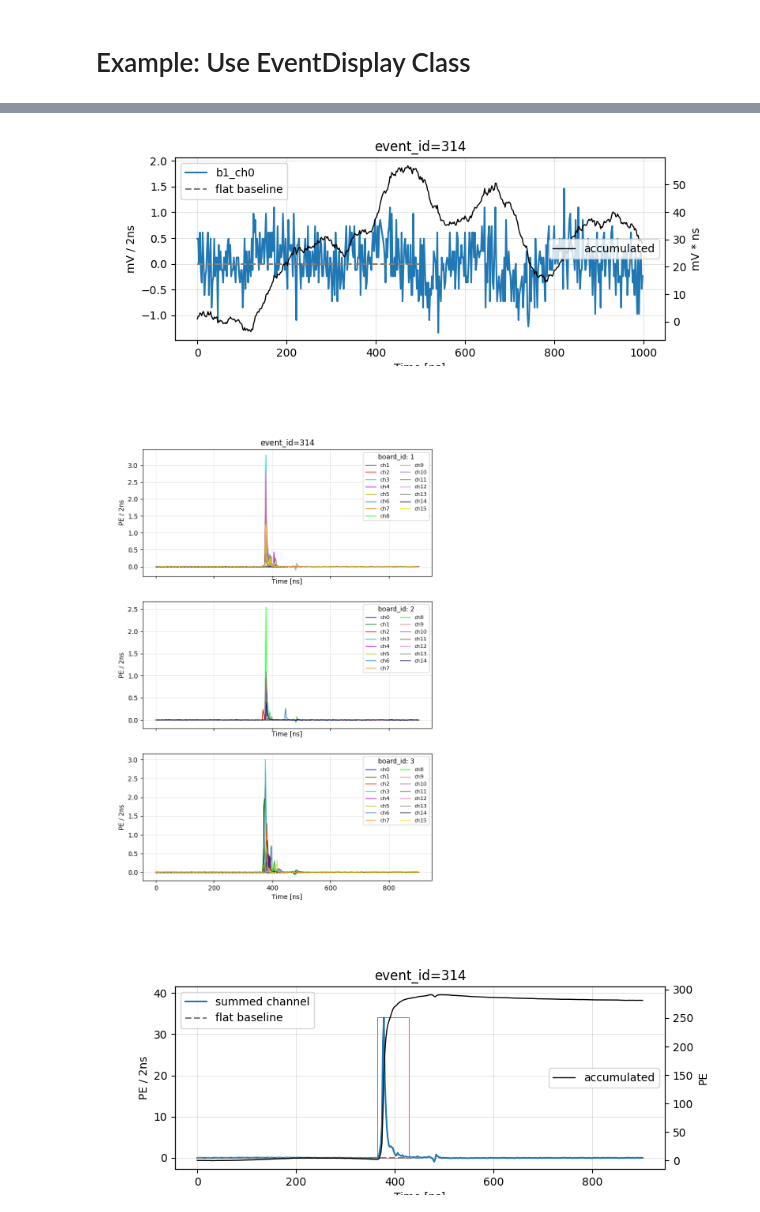
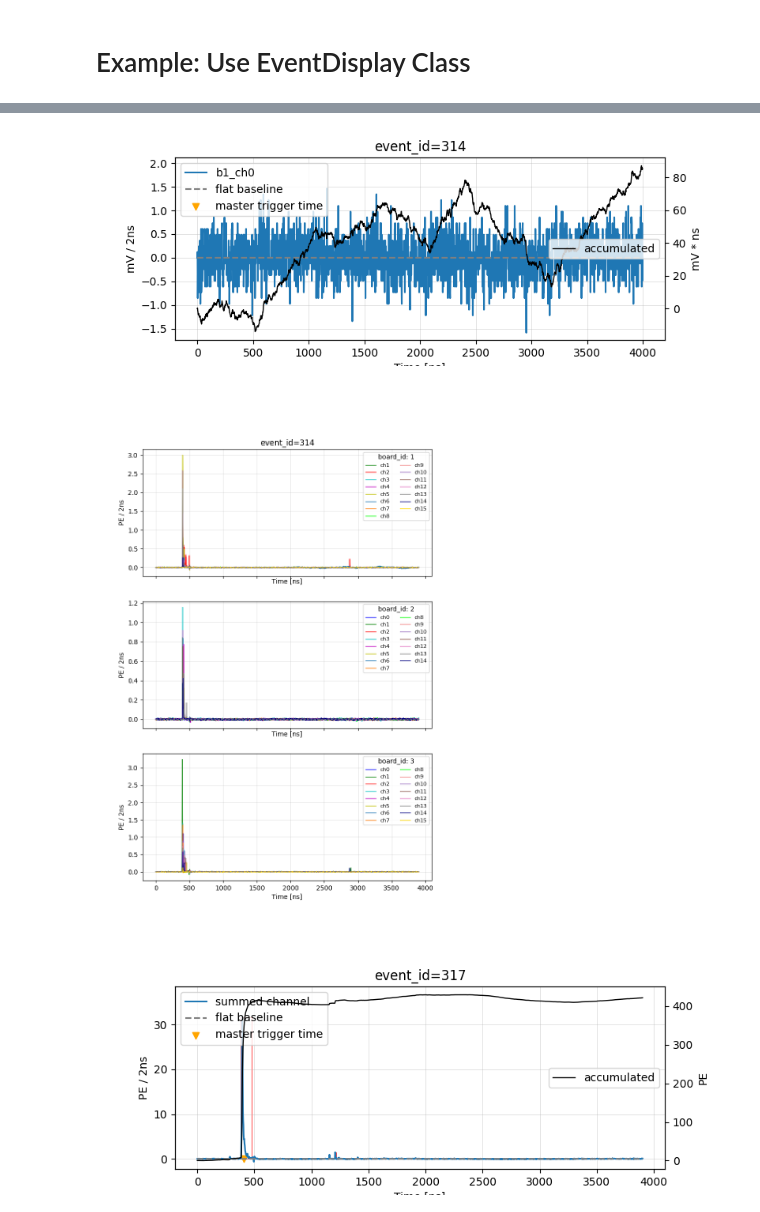
Before and after one commit to BNLIF/drop, a Jupyter notebook: tools/event_display_example.ipynb, the cells around one changed output, grey strips where cells are left out. Drawn from its saved outputs; the diff is of its cells as text; code cells hidden in the pictures.

```diff
--- a/tools/event_display_example.ipynb
+++ b/tools/event_display_example.ipynb
@@ -34,7 +43,7 @@ OPTIONAL:
 #      dp = EventDisplay("path/raw/root", "path/to/yaml/config")
 
 DATA_DIR="../data/"
-dp = EventDisplay(DATA_DIR+'phase0_muon_water_220819T1500.root')
+dp = EventDisplay(DATA_DIR+'phase1_muon_wbls_1pct_220921T1351.root')
 # %%
 # you can plot individual channel of an event
 dp.display_waveform(314, 'b1_ch1', baseline_subtracted=False)
@@ -57,20 +66,20 @@ dp.fig_height=3
 dp.fig_width=8
 dp.display_waveform(314, 'b1_ch0', baseline_subtracted=True)
 # %% [output]
-[figure, old version]
+[figure, new version]
 # %%
 # you can plot all channels
 # Notice all channels do not include non-signal channels (ex. paddle)
 dp.display_waveform(314, 'all', baseline_subtracted=True)
 # %% [output]
-[figure, old version]
+[figure, new version]
 # %%
 # you can plot the summed channel. Obviously you need subtract baseline before sum, so no need
 # to specify baseline_subtracted
 # the red boxes are from pulse finder. Default to scipt peak finding. Parameters can be tunned in config.yaml file
-dp.display_waveform(314, 'sum')
+dp.display_waveform(317, 'sum')
 # %% [output]
-[figure, old version]
+[figure, new version]
 # %%
 # you can specify a list of channel to sum. For example, the following list is sum of all bt channels
 # hint: user_list=[101, 102, 103 ...] is also acceptable
```
Also changed, not shown: parts of 7 cells of this notebook, 2 other files.
